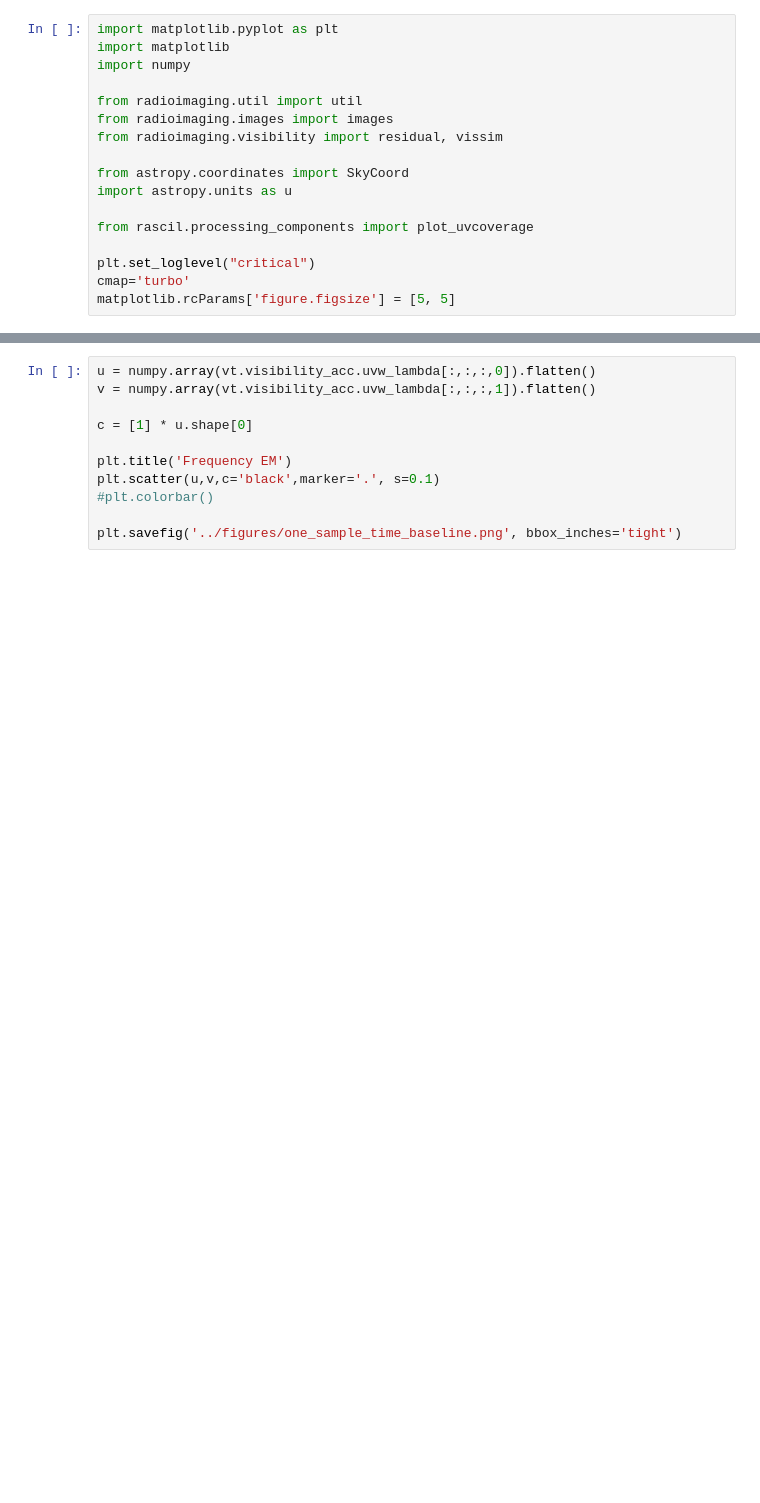
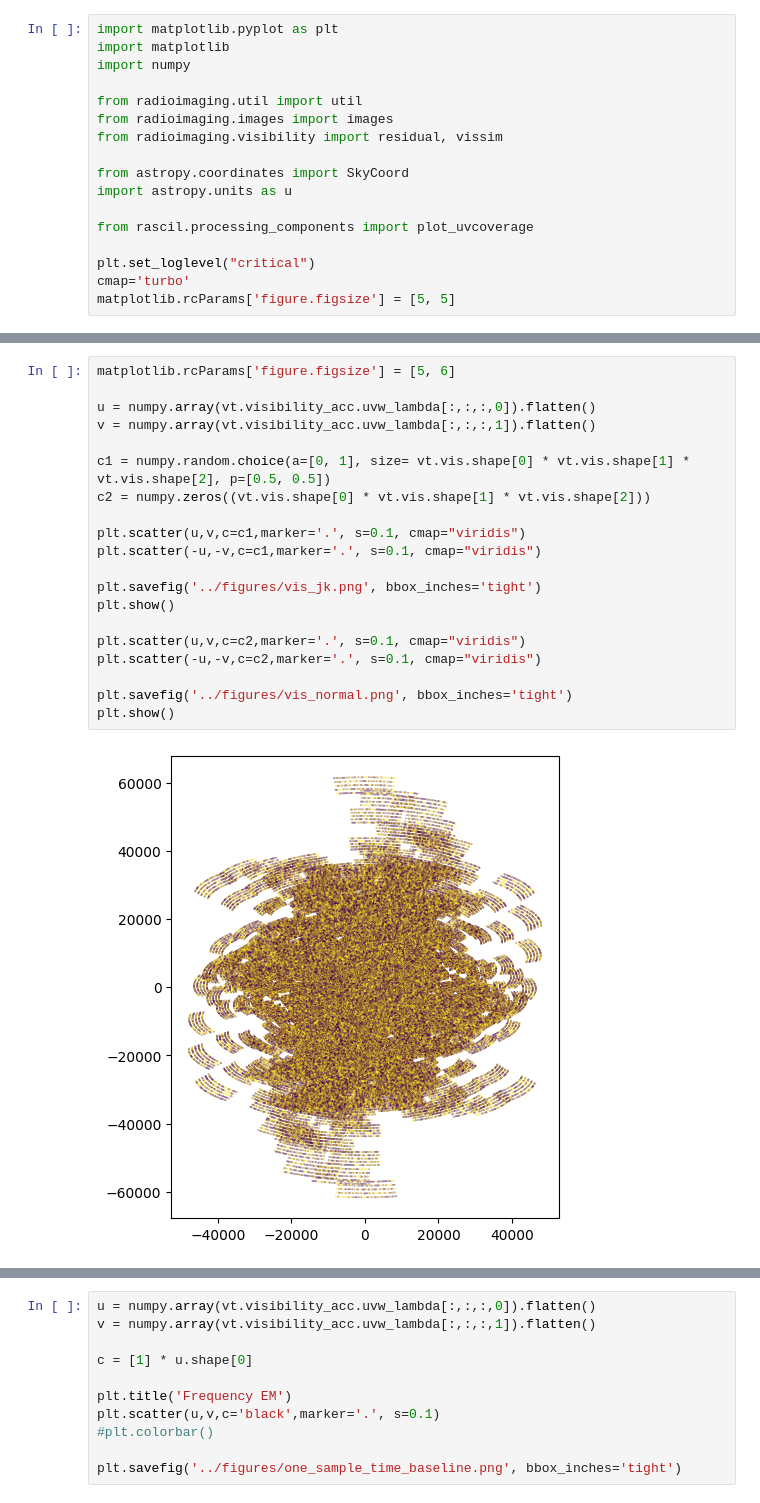
Before and after one commit to simon-prunet/radio-imaging, a Jupyter notebook: notebooks_and_pyscripts/colour_vis.ipynb, the cells around one changed output, grey strips where cells are left out. Drawn from its saved outputs; the diff is of its cells as text; blank space fills up the shorter version.

```diff
--- a/notebooks_and_pyscripts/colour_vis.ipynb
+++ b/notebooks_and_pyscripts/colour_vis.ipynb
@@ -35,0 +36,22 @@ There is no flagged visibility. Skip plotting flagged.
+# %%
+matplotlib.rcParams['figure.figsize'] = [5, 6]
+
+u = numpy.array(vt.visibility_acc.uvw_lambda[:,:,:,0]).flatten()
+v = numpy.array(vt.visibility_acc.uvw_lambda[:,:,:,1]).flatten()
+
+c1 = numpy.random.choice(a=[0, 1], size= vt.vis.shape[0] * vt.vis.shape[1] * vt.vis.shape[2], p=[0.5, 0.5])
+c2 = numpy.zeros((vt.vis.shape[0] * vt.vis.shape[1] * vt.vis.shape[2]))
+
+plt.scatter(u,v,c=c1,marker='.', s=0.1, cmap="viridis")
+plt.scatter(-u,-v,c=c1,marker='.', s=0.1, cmap="viridis")
+
+plt.savefig('../figures/vis_jk.png', bbox_inches='tight')
+plt.show()
+
+plt.scatter(u,v,c=c2,marker='.', s=0.1, cmap="viridis")
+plt.scatter(-u,-v,c=c2,marker='.', s=0.1, cmap="viridis")
+
+plt.savefig('../figures/vis_normal.png', bbox_inches='tight')
+plt.show()
+# %% [output]
+[figure, added]
```
Also changed, not shown: parts of 4 cells of this notebook, 19 other files.
